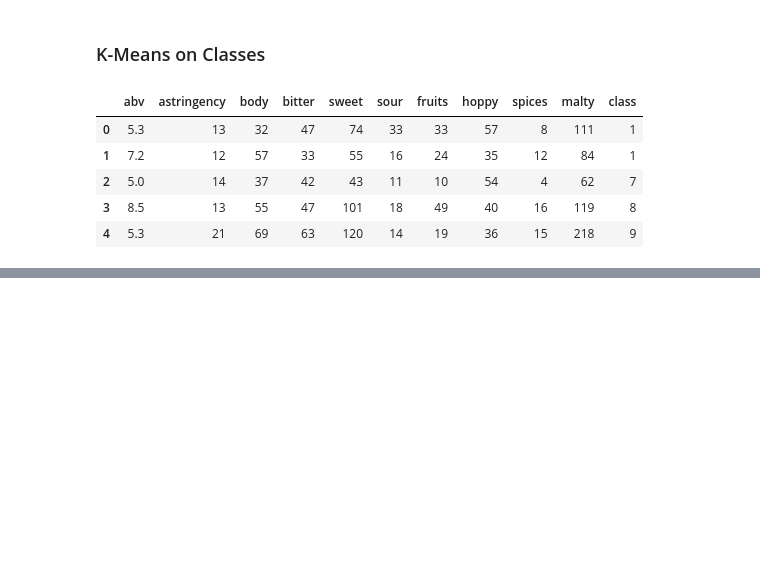
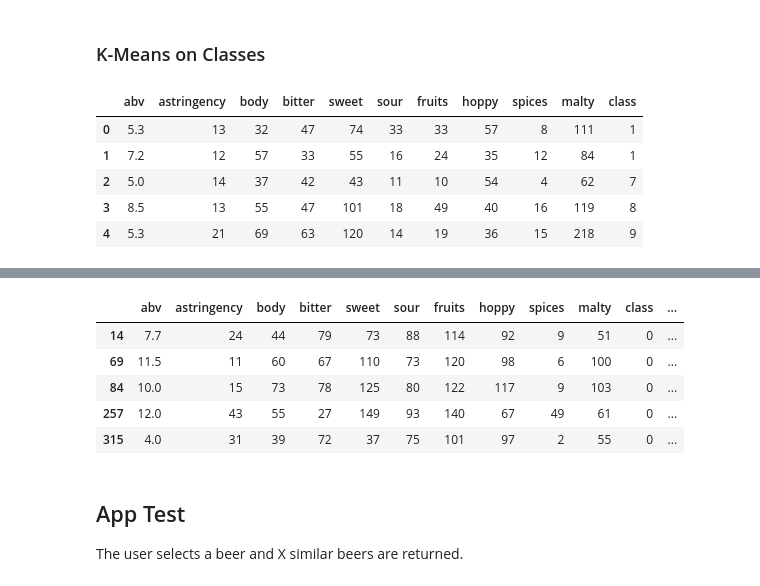
Before and after one commit to curtissmith291/final_project, a Jupyter notebook: EDA_kmeans.ipynb, the cells around one changed output, grey strips where cells are left out. Saved outputs shown, nothing was run; the diff lists cells and outputs as text; code cells hidden in the pictures; blank space fills up the shorter version.

```diff
--- a/EDA_kmeans.ipynb
+++ b/EDA_kmeans.ipynb
@@ -250,0 +251,13 @@ df_with_subclasses
+# %%
+# View results dataframe
+results_df.head()
+# %% [output]
+|  | abv | astringency | body | bitter | sweet | sour | fruits | hoppy | spices | malty | class | ... |
+| 14 | 7.7 | 24 | 44 | 79 | 73 | 88 | 114 | 92 | 9 | 51 | 0 | ... |
+| 69 | 11.5 | 11 | 60 | 67 | 110 | 73 | 120 | 98 | 6 | 100 | 0 | ... |
+| 84 | 10.0 | 15 | 73 | 78 | 125 | 80 | 122 | 117 | 9 | 103 | 0 | ... |
+| 257 | 12.0 | 43 | 55 | 27 | 149 | 93 | 140 | 67 | 49 | 61 | 0 | ... |
+| 315 | 4.0 | 31 | 39 | 72 | 37 | 75 | 101 | 97 | 2 | 55 | 0 | ... |
+# %% [markdown]
+## App Test
+The user selects a beer and X similar beers are returned.
```
Also changed, not shown: parts of 8 cells of this notebook, 4 other files.
